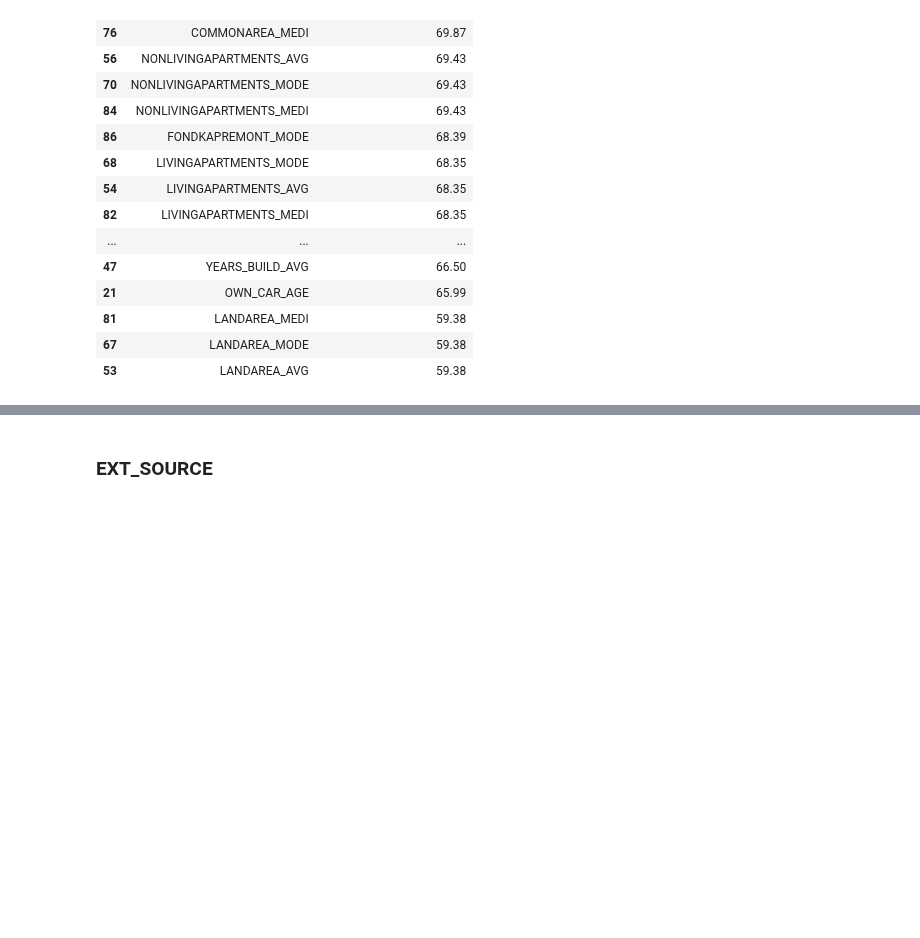
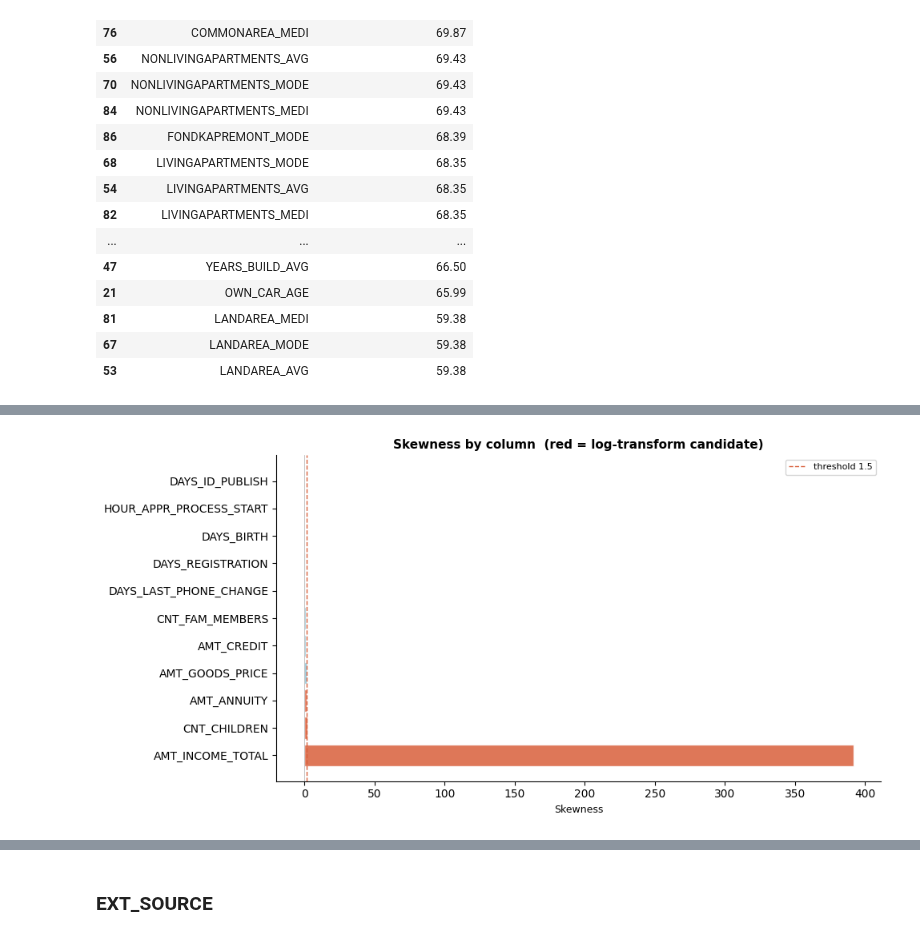
Before and after one commit to dimitrimovila/credit_risk_model, a Jupyter notebook: 01_eda_and_sql.ipynb, the cells around one changed output, grey strips where cells are left out. Cells and saved outputs as stored; diff of their text form; code cells hidden in the pictures; blank space fills up the shorter version.

```diff
--- a/01_eda_and_sql.ipynb
+++ b/01_eda_and_sql.ipynb
@@ -270,0 +584,14 @@ Name: TARGET, dtype: float64
+# %%
+NUMERIC_COLS = {
+    "AMT_INCOME_TOTAL":    {"unit": "currency", "min_valid": 0,      "max_valid": 1_000_000_000},
+    "AMT_CREDIT":          {"unit": "currency", "min_valid": 0,      "max_valid": 1_000_000_000},
+    "AMT_ANNUITY":         {"unit": "currency", "min_valid": 0,      "max_valid": 1_000_000_000},
+    "AMT_GOODS_PRICE":     {"unit": "currency", "min_valid": 0,      "max_valid": 1_000_000_000},
+    "DAYS_BIRTH":          {"unit": "days",     "min_valid": -30000, "max_valid": -6000},   # ~18-82 years
+    "DAYS_REGISTRATION":   {"unit": "days",     "min_valid": -30000, "max_valid": 0},
+    "DAYS_ID_PUBLISH":     {"unit": "days",     "min_valid": -10000, "max_valid": 0},
+    "DAYS_LAST_PHONE_CHANGE": {"unit": "days",  "min_valid": -5000,  "max_valid": 0},
+    "CNT_CHILDREN":        {"unit": "count",    "min_valid": 0,      "max_valid": 20},
+    "CNT_FAM_MEMBERS":     {"unit": "count",    "min_valid": 1,      "max_valid": 30},
+    "HOUR_APPR_PROCESS_START": {"unit": "hour", "min_valid": 0,      "max_valid": 23},
+}
@@ -270,0 +697,76 @@ Name: TARGET, dtype: float64
+# %%
+def assess_skewness(con, cols: dict) -> pd.DataFrame:
+    """
+    Computes skewness and kurtosis for each column directly in DuckDB.
+    Flags columns as log-transform candidates when:
+      - skewness > 1.5  (right-heavy tail)
+      - the column is strictly positive (log requires x > 0)
+    Returns a ranked DataFrame and prints a summary.
+    """
+    rows = []
+    for col, meta in cols.items():
+        is_days = col.startswith("DAYS_")
+        expr    = f"ABS({col})" if is_days else col
+
+        stats = con.execute(f"""
+            SELECT
+                SKEWNESS({expr})                       AS skewness,
+                KURTOSIS({expr})                       AS kurtosis,
+                MIN({expr})                            AS min_val,
+                MAX({expr})                            AS max_val,
+                PERCENTILE_CONT(0.99)
+                    WITHIN GROUP (ORDER BY {expr})     AS p99,
+                PERCENTILE_CONT(0.01)
+                    WITHIN GROUP (ORDER BY {expr})     AS p01
+            FROM app_train
+            WHERE {col} IS NOT NULL
+              AND {col} BETWEEN {meta['min_valid']} AND {meta['max_valid']}
+        """).fetchdf().iloc[0]
+
+        rows.append({
+            "column":           col,
+            "skewness":         round(stats['skewness'], 2),
+            "kurtosis":         round(stats['kurtosis'], 2),
+            "min":              round(stats['min_val'],  2),
+            "max":              round(stats['max_val'],  2),
+            "p99/p01_ratio":    round(stats['p99'] / stats['p01'], 1)
+                                if stats['p01'] > 0 else None,
+            "log_candidate":    stats['skewness'] > 1.5 and stats['min_val'] > 0,
+        })
+
+    df_skew = (pd.DataFrame(rows)
+                 .sort_values('skewness', ascending=False)
+                 .reset_index(drop=True))
+
+    # Visual summary
+    print("Skewness assessment — log-transform candidates\n")
+    print(f"{'Column':<30} {'Skew':>7} {'Kurt':>7} {'p99/p01':>10}  {'Log candidate'}")
+    print("─" * 70)
+    for _, r in df_skew.iterrows():
+        flag = "✓  LOG-TRANSFORM" if r['log_candidate'] else ""
+        p_ratio = f"{r['p99/p01_ratio']:>10.1f}" if r['p99/p01_ratio'] else "       N/A"
+        print(f"{r['column']:<30} {r['skewness']:>7.2f} {r['kurtosis']:>7.2f}"
+              f"{p_ratio}  {flag}")
+
+    # Bar chart of skewness
+    fig, ax = plt.subplots(figsize=(10, 5))
+    colors  = ['#d95f3b' if v > 1.5 else '#7fbcd2'
+               for v in df_skew['skewness']]
+    ax.barh(df_skew['column'], df_skew['skewness'],
+            color=colors, alpha=0.85, edgecolor='white')
+    ax.axvline(1.5,  color='#d95f3b', linestyle='--',
+               linewidth=1, label='threshold 1.5')
+    ax.axvline(0,    color='#aaa',    linestyle='-',  linewidth=0.5)
+    ax.set_xlabel("Skewness", fontsize=9)
+    ax.set_title("Skewness by column  (red = log-transform candidate)",
+                 fontsize=11, fontweight='bold')
+    ax.legend(fontsize=8)
+    ax.spines[['top', 'right']].set_visible(False)
+    plt.tight_layout()
+    plt.savefig("eda_skewness.png", bbox_inches='tight', dpi=150)
+    plt.show()
+
+    return df_skew
+
+df_skew = assess_skewness(con, NUMERIC_COLS)
+# %% [output]
@@ -270,0 +788 @@ Name: TARGET, dtype: float64
+[figure, added]
```
Also changed, not shown: parts of 51 cells of this notebook.
